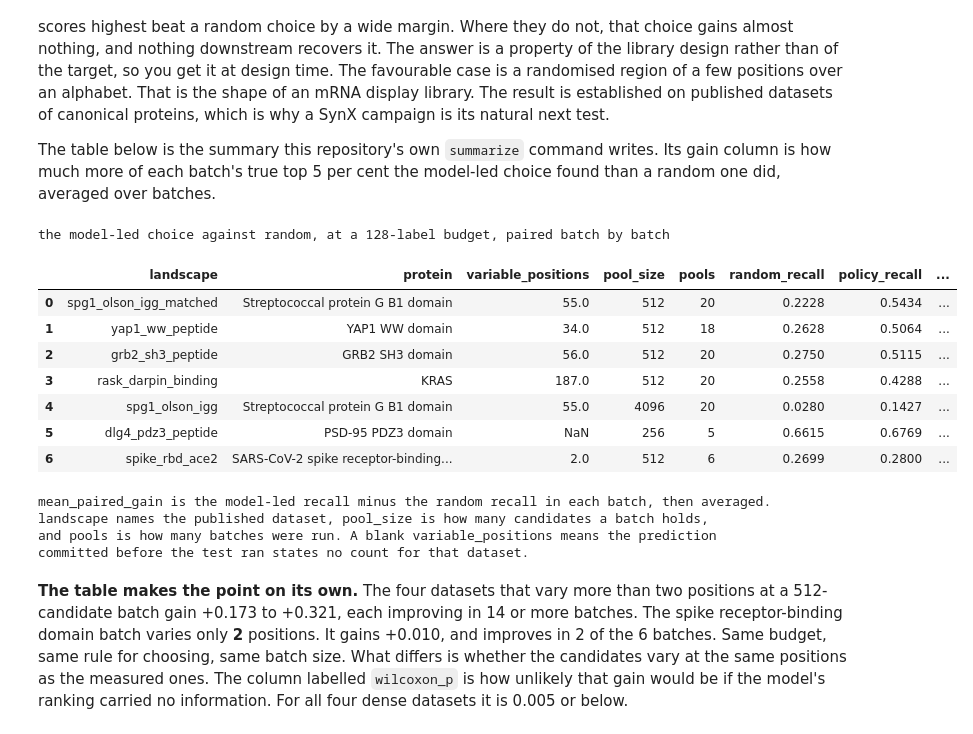
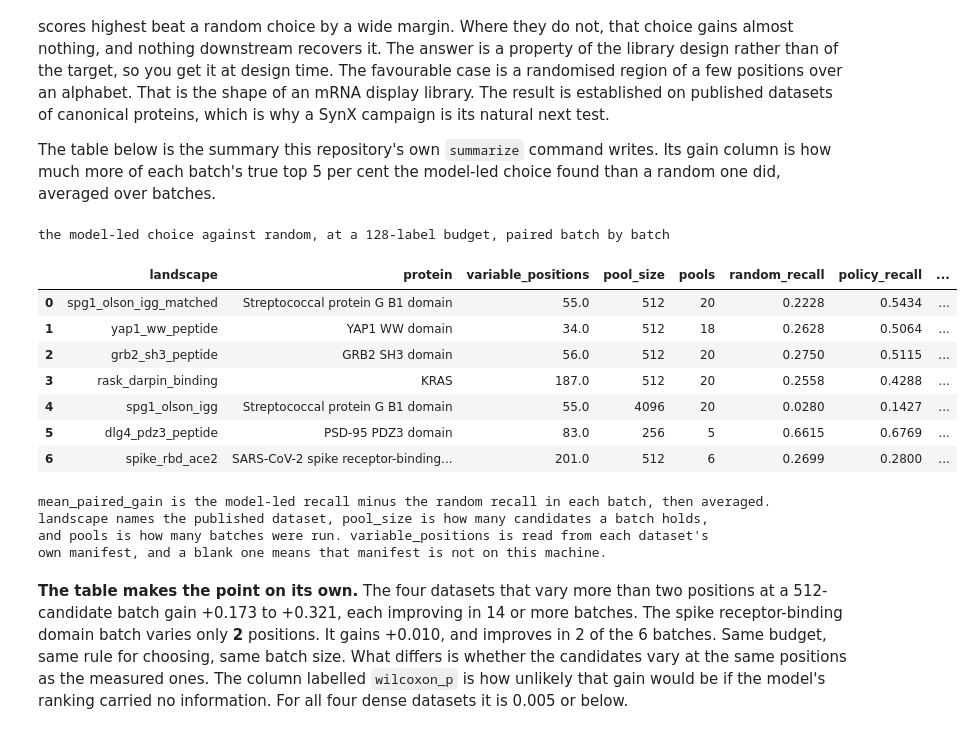
Before and after one commit to willibmwang/bind-the-unknown, a Jupyter notebook: notebooks/double_arm_mvp.ipynb, the cells around one changed output. Cells and saved outputs as stored; diff of their text form; code cells hidden in the pictures.

```diff
--- a/notebooks/double_arm_mvp.ipynb
+++ b/notebooks/double_arm_mvp.ipynb
@@ -1904,51 +1904,76 @@ The table below is the summary this repository's own `summarize` command writes.
 is how much more of each batch's true top 5 per cent the model-led choice found than a random one
 did, averaged over batches.
 # %%
+# Variable positions and the encoding, read out of each dataset's own manifest. 2.1 used to
+# type these by hand and 2.2 used to parse them out of the predictor table in
+# PREREGISTRATION_COVERAGE.md. Both were wrong for four of the eight: that table lists 2 for
+# mpro, spike_rbd_ace2, ha_h1 and ha_h3, which is the width of a feature vector encoding one
+# substitution as (position index, substituted residue index), while the manifests record 303,
+# 201, 564 and 566 positions. For the other four the two agree, which is why it stood.
+MANIFESTS = sorted(ROOT.glob("data/processed/*/*/manifest.json"))
+
+
+def staged():
+    """Per dataset: how many positions vary, and whether members carry one substitution.
+
+    `single_substitution` is read off `feature_encoding` rather than inferred from a count,
+    because it is the design decision the split below rests on and the manifest states it in
+    words. A dataset whose manifest is absent is omitted rather than defaulted, so a missing
+    file shows up as a blank cell and never as a zero.
+    """
+    out = {}
+    for path in MANIFESTS:
+        m = json.loads(path.read_text())
+        name = m.get("landscape") or path.parent.name
+        encoding = m.get("feature_encoding", "")
+        out[name] = {"positions": m.get("variable_positions"),
+                     "single_substitution": "single substitution" in encoding,
+                     "encoding": encoding}
+    return out
+
+
+STAGED = staged()
+
 GAIN = ARM2["method gain table"]
 
 if not GAIN.exists():
     print(f"not on this machine: {GAIN.relative_to(ROOT)}\n"
           f"rebuild with:  python -m hpc_pilots summarize")
 else:
     g = pd.read_csv(GAIN)
     at128 = g[(g.labels == 128) & (g.policy == "greedy")]
 
-    # Variable positions per landscape, from PREREGISTRATION_COVERAGE.md. This is the
-    # coverage axis and it is NOT in the gain table, so it is the one mapping typed by hand.
-    # dlg4_pdz3_peptide is absent on purpose: the preregistration does not state a count
-    # for it, and inventing one would put a made-up number in a results table.
-    POSITIONS = {"grb2_sh3_peptide": 56, "rask_darpin_binding": 187,
-                 "spg1_olson_igg_matched": 55, "yap1_ww_peptide": 34,
-                 "spg1_olson_igg": 55, "spike_rbd_ace2": 2}
+    # The coverage axis, read from each dataset's manifest rather than typed here.
+    POSITIONS = {k: v["positions"] for k, v in STAGED.items()}
 
     show = at128.assign(variable_positions=at128.landscape.map(POSITIONS))[[
         "landscape", "protein", "variable_positions", "pool_size", "pools",
         "random_recall", "policy_recall", "mean_paired_gain", "pools_improved",
         "wilcoxon_p"]].sort_values("mean_paired_gain", ascending=False)
 
     print("the model-led choice against random, at a 128-label budget, paired batch by batch\n")
     display(show.reset_index(drop=True))
     print("\nmean_paired_gain is the model-led recall minus the random recall in each "
           "batch, then averaged.")
     print("landscape names the published dataset, pool_size is how many candidates a batch "
           "holds,")
-    print("and pools is how many batches were run. A blank variable_positions means the "
-          "prediction")
-    print("committed before the test ran states no count for that dataset.")
+    print("and pools is how many batches were run. variable_positions is read from each "
+          "dataset's")
+    print("own manifest, and a blank one means that manifest is not on this machine.")
 # %% [output]
 the model-led choice against random, at a 128-label budget, paired batch by batch
 |  | landscape | protein | variable_positions | pool_size | pools | random_recall | policy_recall | ... |
 | 0 | spg1_olson_igg_matched | Streptococcal protein G B1 domain | 55.0 | 512 | 20 | 0.2228 | 0.5434 | ... |
 | 1 | yap1_ww_peptide | YAP1 WW domain | 34.0 | 512 | 18 | 0.2628 | 0.5064 | ... |
 | 2 | grb2_sh3_peptide | GRB2 SH3 domain | 56.0 | 512 | 20 | 0.2750 | 0.5115 | ... |
 | 3 | rask_darpin_binding | KRAS | 187.0 | 512 | 20 | 0.2558 | 0.4288 | ... |
 | 4 | spg1_olson_igg | Streptococcal protein G B1 domain | 55.0 | 4096 | 20 | 0.0280 | 0.1427 | ... |
-| 5 | dlg4_pdz3_peptide | PSD-95 PDZ3 domain | NaN | 256 | 5 | 0.6615 | 0.6769 | ... |
-| 6 | spike_rbd_ace2 | SARS-CoV-2 spike receptor-binding... | 2.0 | 512 | 6 | 0.2699 | 0.2800 | ... |
+| 5 | dlg4_pdz3_peptide | PSD-95 PDZ3 domain | 83.0 | 256 | 5 | 0.6615 | 0.6769 | ... |
+| 6 | spike_rbd_ace2 | SARS-CoV-2 spike receptor-binding... | 201.0 | 512 | 6 | 0.2699 | 0.2800 | ... |
 mean_paired_gain is the model-led recall minus the random recall in each batch, then averaged.
 landscape names the published dataset, pool_size is how many candidates a batch holds,
-and pools is how many batches were run. A blank variable_positions means the prediction
-committed before the test ran states no count for that dataset.
+and pools is how many batches were run. variable_positions is read from each dataset's
+own manifest, and a blank one means that manifest is not on this machine.
 # %% [markdown]
 **The table makes the point on its own.** The four datasets that vary more than two positions
 at a 512-candidate batch gain +0.173 to +0.321, each improving in 14 or more batches. The spike
```
Also changed, not shown: parts of 3 cells of this notebook.
